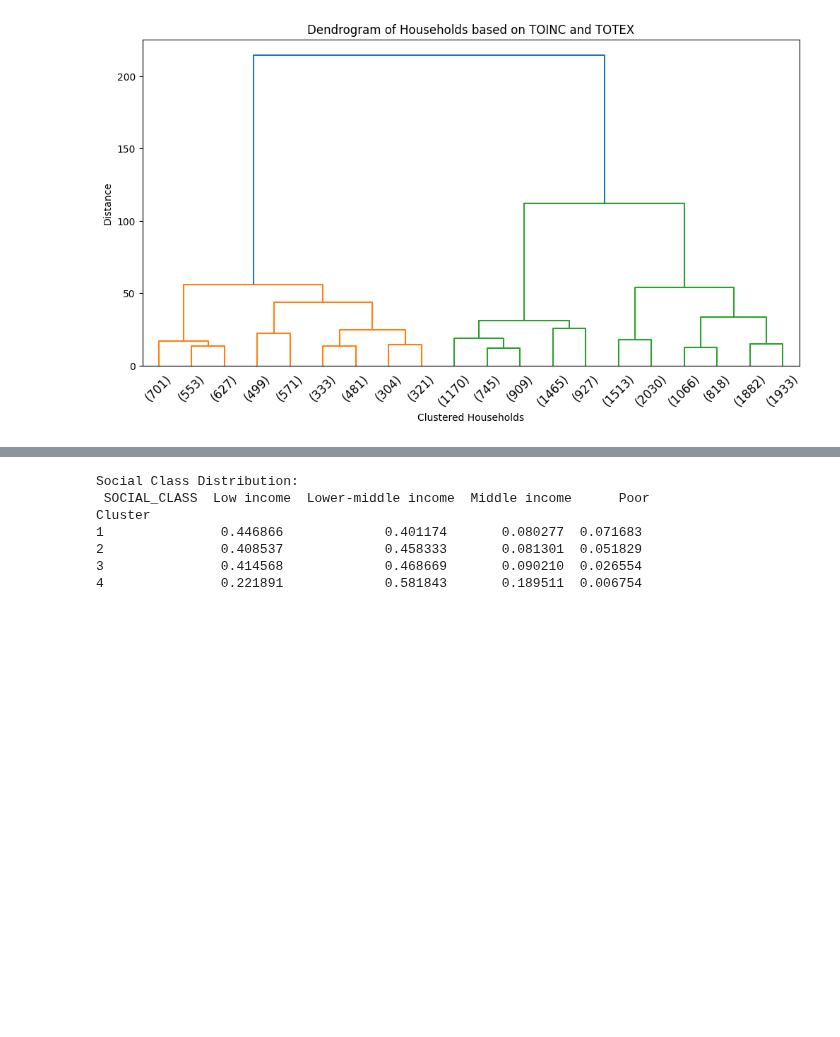
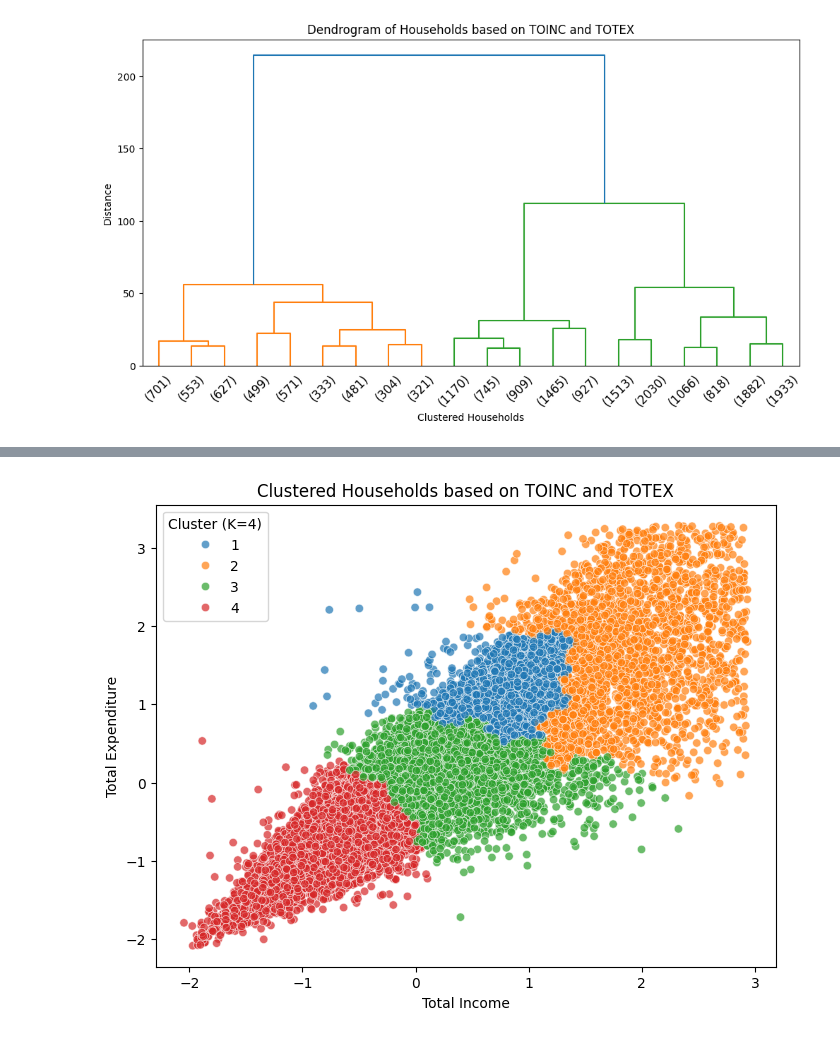
Before and after one commit to JoshuaEntrata/Data-Mining-Prelims-Project, a Jupyter notebook: notebooks/data_mining/distance_analysis.ipynb, the cells around one changed output, grey strips where cells are left out. Cells and saved outputs as stored; diff of their text form; code cells hidden in the pictures; blank space fills up the shorter version.

Commit message:
completed distance analysis

```diff
--- a/notebooks/data_mining/distance_analysis.ipynb
+++ b/notebooks/data_mining/distance_analysis.ipynb
@@ -234,3 +160,0 @@ The dominance of EAINC suggests that this household likely operates a large-scal
-# %%
-# Remove the specific outlier household by SEQ_NO
-final_fies = final_fies[final_fies['SEQ_NO'] != 125628]
@@ -300,6 +210,3 @@ plt.ylabel('Distance')
 plt.show()
 # %% [output]
 [figure]
-# %%
-# Cut the dendrogram to form clusters (adjust t as needed)
-fies_normalized['Cluster'] = fcluster(linkage_matrix, t=4, criterion='maxclust')
@@ -393,6 +212,0 @@ print(fies_relative[expenditure_columns].head())
-# %%
-# Step 4: Compute pairwise Euclidean distances using pdist (condensed form)
-distance_matrix = pdist(fies_relative[expenditure_columns], metric='euclidean')
-
-# Step 5: Perform hierarchical clustering with the condensed distance matrix
-linkage_matrix = linkage(distance_matrix, method='ward')
@@ -491,6 +212,0 @@ print(fies_relative[expenditure_columns].head())
-# %%
-# Step 4: Compute pairwise Euclidean distances using pdist (condensed form)
-distance_matrix = pdist(fies_relative[expenditure_columns], metric='euclidean')
-
-# Step 5: Perform hierarchical clustering with the condensed distance matrix
-linkage_matrix = linkage(distance_matrix, method='ward')
@@ -532,14 +212,0 @@ Silhouette Score: 0.09
-# %%
-# Cross-tab to see how SOCIAL_CLASS is distributed in each cluster
-income_class_distribution = pd.crosstab(fies_relative['Cluster'], fies_relative['SOCIAL_CLASS'])
-# print(income_class_distribution)
-income_class_distribution = income_class_distribution.div(income_class_distribution.sum(axis=1), axis=0)
-print("Social Class Distribution:\n",income_class_distribution)
-# %% [output]
-Social Class Distribution:
- SOCIAL_CLASS  Low income  Lower-middle income  Middle income      Poor
-Cluster
-1               0.446866             0.401174       0.080277  0.071683
-2               0.408537             0.458333       0.081301  0.051829
-3               0.414568             0.468669       0.090210  0.026554
-4               0.221891             0.581843       0.189511  0.006754
@@ -581,0 +213,20 @@ Cluster
+# %%
+# Cut the dendrogram to form clusters (adjust t as needed)
+fies_normalized['Cluster_K4'] = fcluster(linkage_matrix, t=4, criterion='maxclust')
+
+plt.figure(figsize=(8, 6))
+sns.scatterplot(
+    data=fies_normalized,
+    x='TOINC_scaled',
+    y='TOTEX_scaled',
+    hue='Cluster_K4',
+    palette='tab10',
+    alpha=0.7
+)
+plt.title('Clustered Households based on TOINC and TOTEX')
+plt.xlabel('Total Income')
+plt.ylabel('Total Expenditure')
+plt.legend(title='Cluster (K=4)')
+plt.show()
+# %% [output]
+[figure, added]
```
Also changed, not shown: parts of 64 cells of this notebook.
